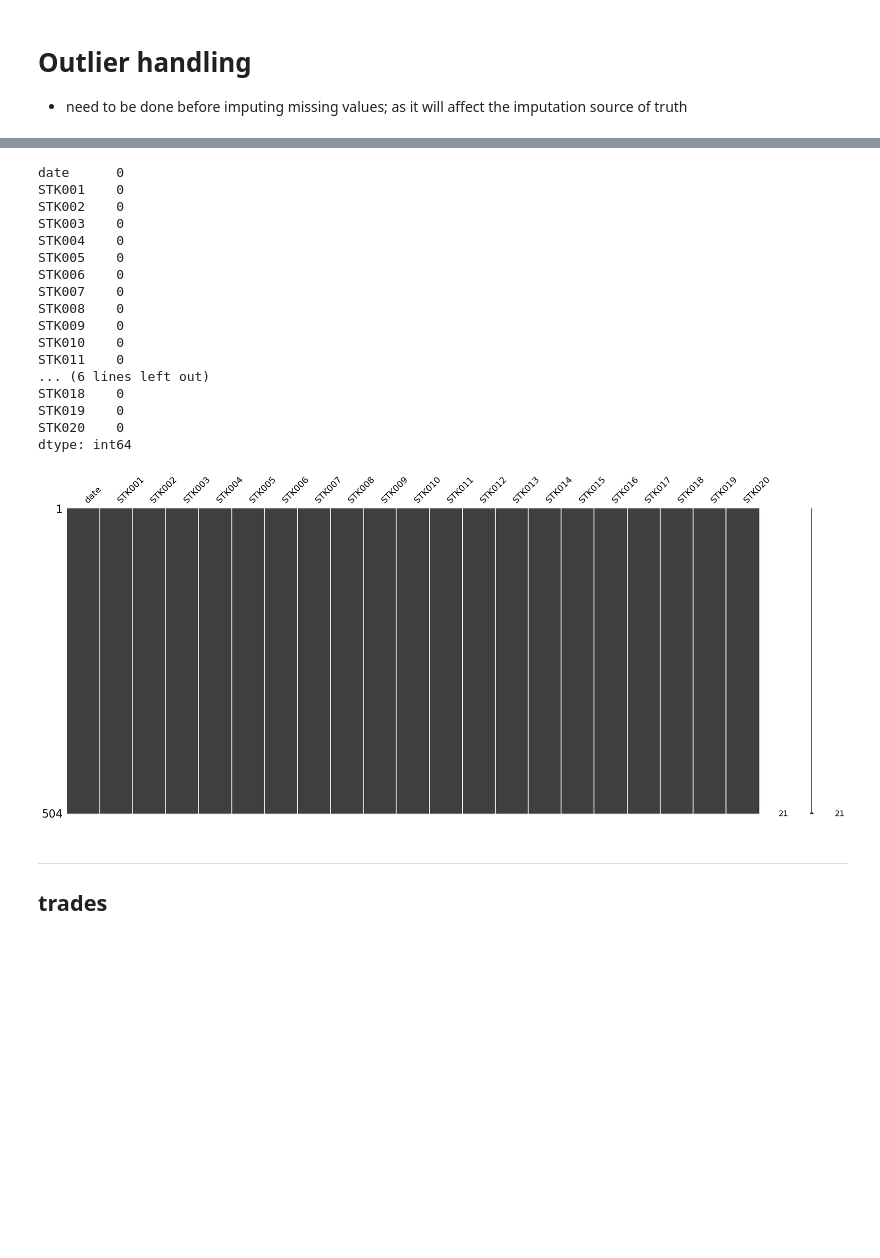
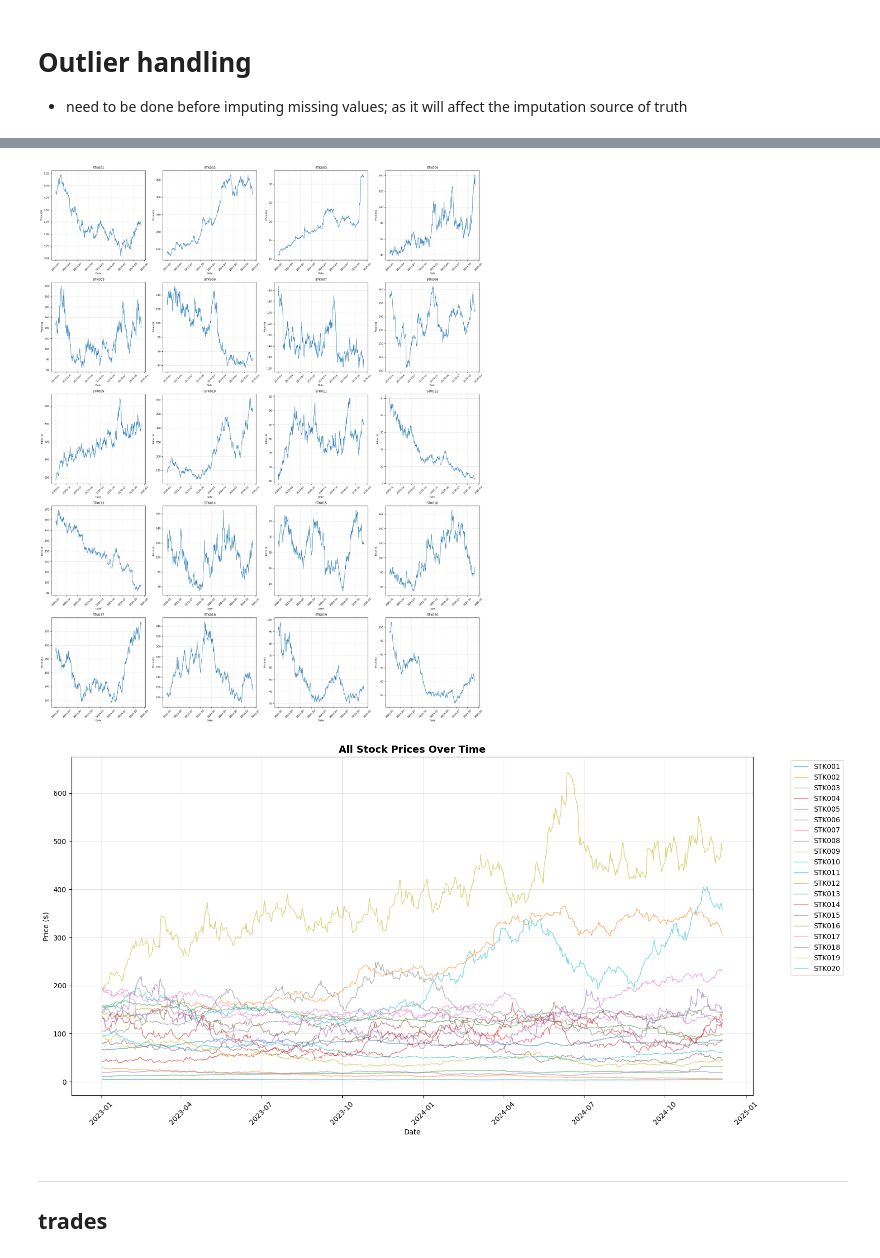
Before and after one commit to Talaat-jr/Real-Time_Stock_Portfolio_Analytics, a Jupyter notebook: notebook/data_preprocessing.ipynb, the cells around one changed output, grey strips where cells are left out. Saved outputs shown, nothing was run; the diff lists cells and outputs as text; code cells hidden in the pictures; blank space fills up the shorter version.

```diff
--- a/notebook/data_preprocessing.ipynb
+++ b/notebook/data_preprocessing.ipynb
@@ -322,49 +582,8 @@ dtype: int64
-# %%
-def handle_missing_values(df, method='ffill'):
-    """
-    Handle missing values in stock price data using forward/backward fill.
-
-    Parameters:
-    df (pd.DataFrame): DataFrame with date column and stock price columns
-    method (str): 'ffill', 'bfill', or 'interpolate'
-
-    Returns:
-    pd.DataFrame: DataFrame with missing values filled
-    """
-    df_filled = df.copy()
-    stock_cols = [col for col in df.columns if col != 'date']
-
-    if method == 'ffill':
-        df_filled[stock_cols] = df_filled[stock_cols].fillna(method='ffill').fillna(method='bfill')
-    elif method == 'bfill':
-        df_filled[stock_cols] = df_filled[stock_cols].fillna(method='bfill').fillna(method='ffill')
-    elif method == 'interpolate':
-        df_filled[stock_cols] = df_filled[stock_cols].interpolate(method='linear').fillna(method='bfill').fillna(method='ffill')
-
-    return df_filled
-
-cleaned_daily_trade_prices_df = handle_missing_values(cleaned_daily_trade_prices_df, method='ffill')
-
-detect_missing_values(cleaned_daily_trade_prices_df)
-# %% [output]
-date      0
-STK001    0
-STK002    0
-STK003    0
-STK004    0
-STK005    0
-STK006    0
-STK007    0
-STK008    0
-STK009    0
-STK010    0
-STK011    0
-... (6 lines left out)
-STK018    0
-STK019    0
-STK020    0
-dtype: int64
-[figure, removed]
+# %%
+plot_stock_prices(cleaned_daily_trade_prices_df)
+# %% [output]
+[figure, added]
+[figure, added]
 # %% [markdown]
 -----------
 ## trades
```
Also changed, not shown: parts of 48 cells of this notebook, 3 other files.
